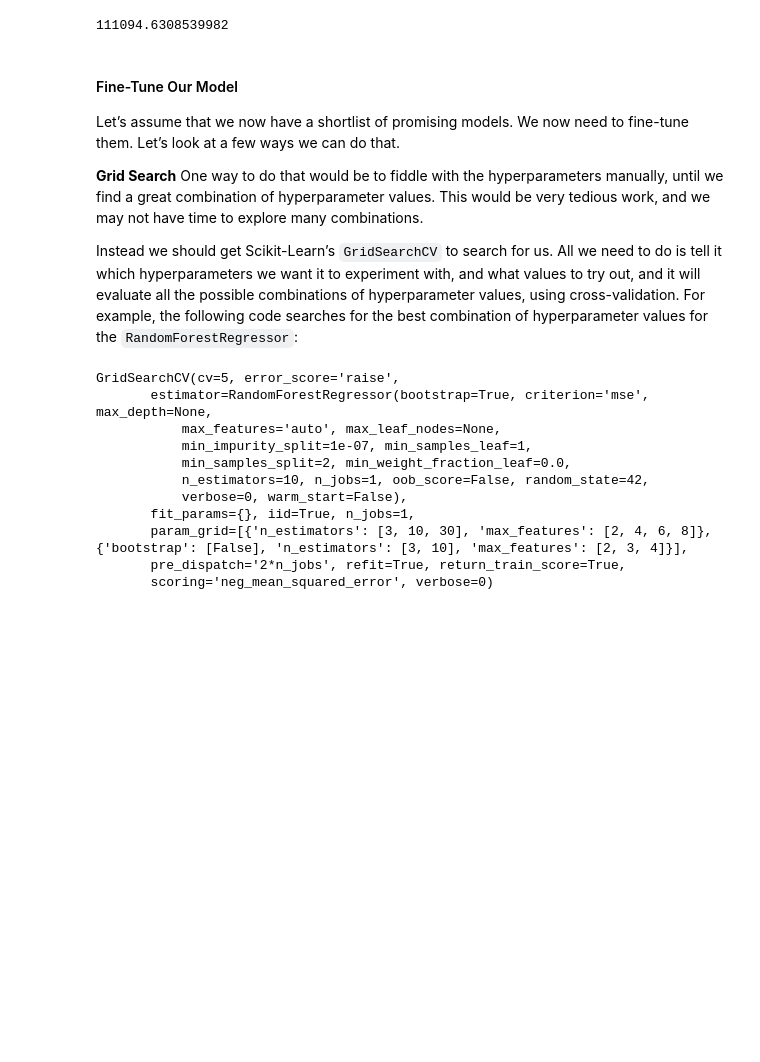
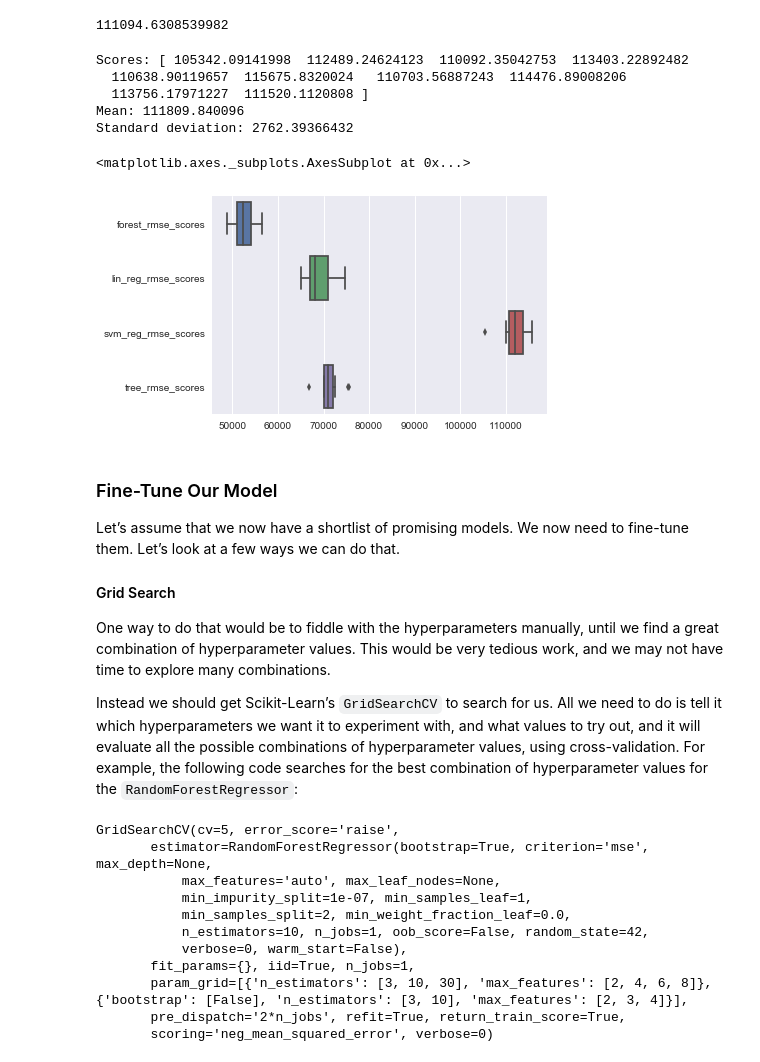
Before and after one commit to LinuxAI-PKU/ml-workspace, a Jupyter notebook: housing-regression.ipynb, the cells around one changed output. Cells and saved outputs as stored; diff of their text form; code cells hidden in the pictures; blank space fills up the shorter version.

Commit message:
updated housing

```diff
--- a/housing-regression.ipynb
+++ b/housing-regression.ipynb
@@ -885,4 +913,6 @@ Wow, this is much better: Random Forests look very promising. However, note that
 # %%
-scores = cross_val_score(lin_reg, housing_prepared, housing_labels,
+from sklearn.linear_model import LinearRegression
+
+lin_reg_scores = cross_val_score(lin_reg, housing_train_prepared, housing_train_labels,
                          scoring='neg_mean_squared_error', cv=10)
-pd.Series(np.sqrt(-scores)).describe()
+lin_reg_rmse_scores = np.sqrt(-lin_reg_scores)
@@ -902,19 +930,42 @@ However, before we dive much deeper in Random Forests, we should try out many ot
 from sklearn.svm import SVR
 
 svm_reg = SVR(kernel='linear')
-svm_reg.fit(housing_prepared, housing_labels)
-housing_predictions = svm_reg.predict(housing_prepared)
-svm_mse = mean_squared_error(housing_labels, housing_predictions)
+svm_reg.fit(housing_train_prepared, housing_train_labels)
+housing_train_predictions = svm_reg.predict(housing_train_prepared)
+svm_mse = mean_squared_error(housing_train_labels, housing_train_predictions)
 svm_rmse = np.sqrt(svm_mse)
 svm_rmse
 # %% [output]
 111094.6308539982
+# %%
+svm_reg_scores = cross_val_score(svm_reg, housing_train_prepared, housing_train_labels,
+                         scoring='neg_mean_squared_error', cv=10)
+svm_reg_rmse_scores = np.sqrt(-svm_reg_scores)
+# %%
+display_scores(svm_reg_rmse_scores)
+# %% [output]
+Scores: [ 105342.09141998  112489.24624123  110092.35042753  113403.22892482
+  110638.90119657  115675.8320024   110703.56887243  114476.89008206
+  113756.17971227  111520.1120808 ]
+Mean: 111809.840096
+Standard deviation: 2762.39366432
+# %%
+rmse_scores_df = pd.DataFrame({'lin_reg_rmse_scores': lin_reg_rmse_scores,
+              'tree_rmse_scores': tree_rmse_scores,
+              'forest_rmse_scores':forest_rmse_scores,
+              'svm_reg_rmse_scores' : svm_reg_rmse_scores})
+# %%
+sns.boxplot(data=rmse_scores_df, orient='h')
+# %% [output]
+<matplotlib.axes._subplots.AxesSubplot at 0x...>
+[figure, added]
 # %% [markdown]
-#### Fine-Tune Our Model
+### Fine-Tune Our Model
 
 Let’s assume that we now have a shortlist of promising models. We now need to fine-tune them. Let’s look at a few ways we can do that.
 
-**Grid Search**
+#### Grid Search
+
 One way to do that would be to fiddle with the hyperparameters manually, until we find a great combination of hyperparameter values. This would be very tedious work, and we may not have time to explore many combinations.
 
 Instead we should get Scikit-Learn’s `GridSearchCV` to search for us. All we need to do is tell it which hyperparameters we want it to experiment with, and what values to try out, and it will evaluate all the possible combinations of hyperparameter values, using cross-validation. For example, the following code searches for the best combination of hyperparameter values for the `RandomForestRegressor`:
```
Also changed, not shown: parts of 97 cells of this notebook.
